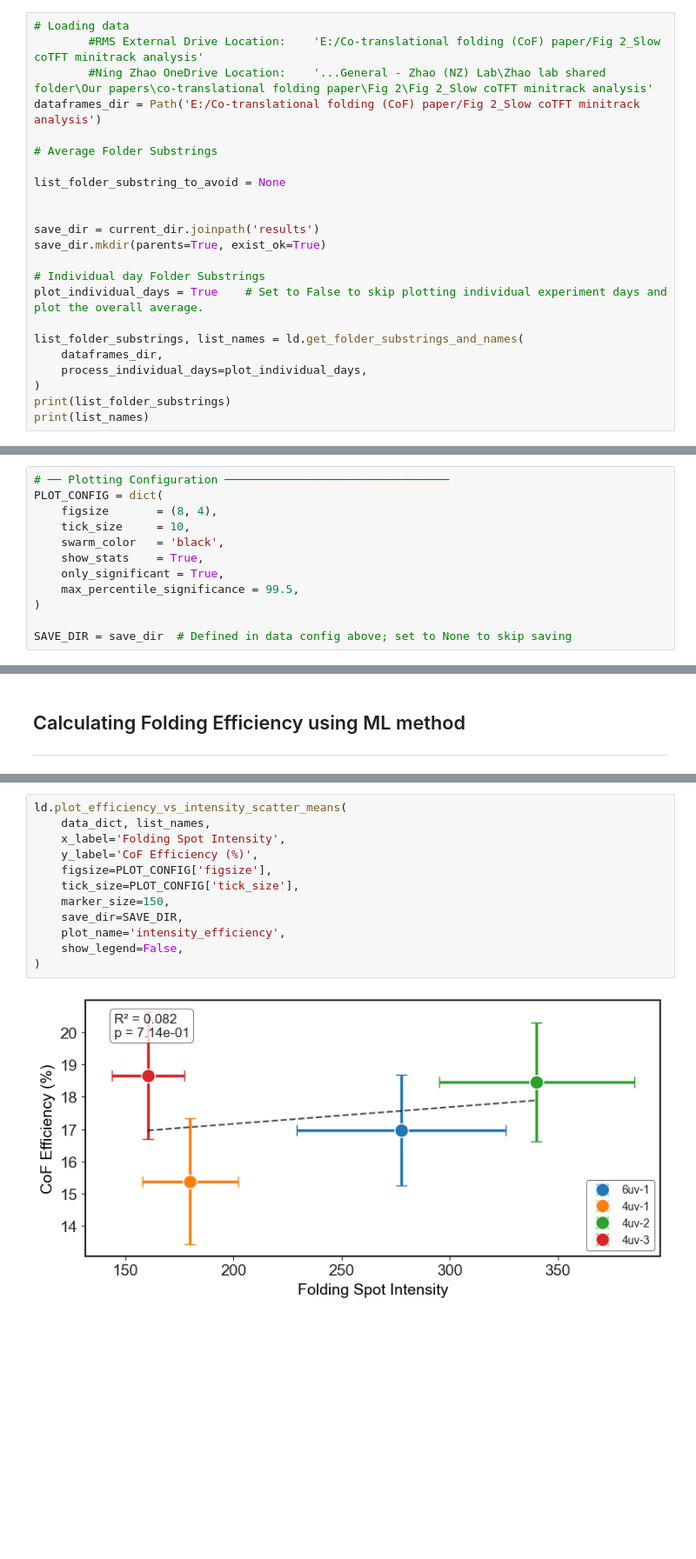
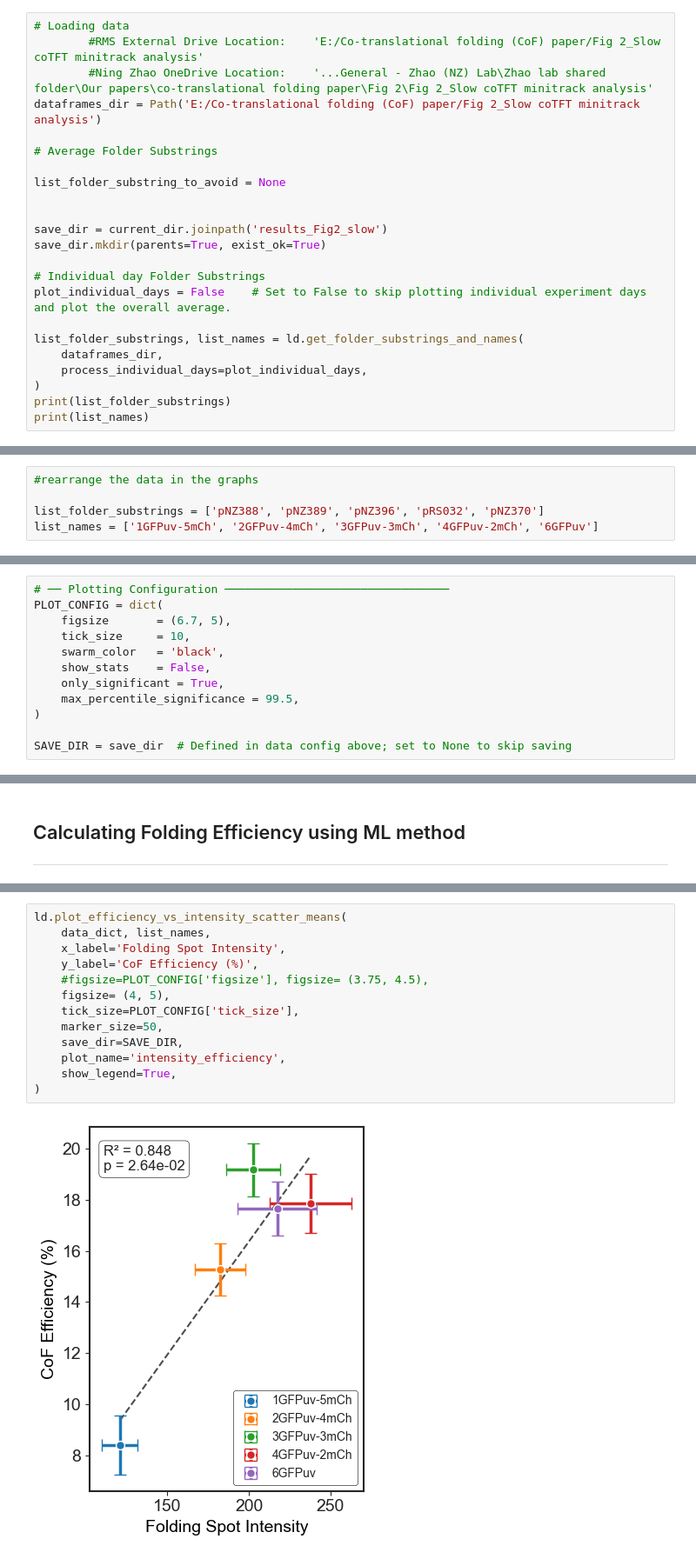
Before and after one commit to ningzhaoAnschutz/cof_paper, a Jupyter notebook: notebooks/CoF_project/Fig 2_GFPSlow_CoF Analysis Notebook.ipynb, the cells around one changed output, grey strips where cells are left out. Shown at 87% size. Drawn from its saved outputs; the diff is of its cells as text; blank space fills up the shorter version.

```diff
--- a/notebooks/CoF_project/Fig 2_GFPSlow_CoF Analysis Notebook.ipynb
+++ b/notebooks/CoF_project/Fig 2_GFPSlow_CoF Analysis Notebook.ipynb
@@ -31,11 +31,11 @@ dataframes_dir = Path('E:/Co-translational folding (CoF) paper/Fig 2_Slow coTFT
 list_folder_substring_to_avoid = None
 
 
-save_dir = current_dir.joinpath('results')
+save_dir = current_dir.joinpath('results_Fig2_slow')
 save_dir.mkdir(parents=True, exist_ok=True)
 
 # Individual day Folder Substrings
-plot_individual_days = True    # Set to False to skip plotting individual experiment days and plot the overall average.
+plot_individual_days = False    # Set to False to skip plotting individual experiment days and plot the overall average.
 
 list_folder_substrings, list_names = ld.get_folder_substrings_and_names(
     dataframes_dir,
@@ -54,3 +55,8 @@ Found 2 plasmids in 47 folders
+# %%
+#rearrange the data in the graphs
+
+list_folder_substrings = ['pNZ388', 'pNZ389', 'pNZ396', 'pRS032', 'pNZ370']
+list_names = ['1GFPuv-5mCh', '2GFPuv-4mCh', '3GFPuv-3mCh', '4GFPuv-2mCh', '6GFPuv']
 # %% [markdown]
 ## Loading the data
 ____
@@ -82,10 +88,10 @@ ___
 # %%
 # ── Plotting Configuration ─────────────────────────────────
 PLOT_CONFIG = dict(
-    figsize       = (8, 4),
+    figsize       = (6.7, 5),
     tick_size     = 10,
     swarm_color   = 'black',
-    show_stats    = True,
+    show_stats    = False,
     only_significant = True,
     max_percentile_significance = 99.5,
 )
@@ -209,17 +215,18 @@ ld.plot_swarm_plot(
 # %%
 ld.plot_efficiency_vs_intensity_scatter_means(
     data_dict, list_names,
     x_label='Folding Spot Intensity',
     y_label='CoF Efficiency (%)',
-    figsize=PLOT_CONFIG['figsize'],
+    #figsize=PLOT_CONFIG['figsize'], figsize= (3.75, 4.5),
+    figsize= (4, 5),
     tick_size=PLOT_CONFIG['tick_size'],
-    marker_size=150,
+    marker_size=50,
     save_dir=SAVE_DIR,
     plot_name='intensity_efficiency',
-    show_legend=False,
+    show_legend=True,
 )
 # %% [output]
-[figure, old version]
+[figure, new version]
 <Axes: xlabel='Folding Spot Intensity', ylabel='CoF Efficiency (%)'>
 # %%
 SAVE_DIR
```
Also changed, not shown: parts of 10 cells of this notebook, 11 other files.
